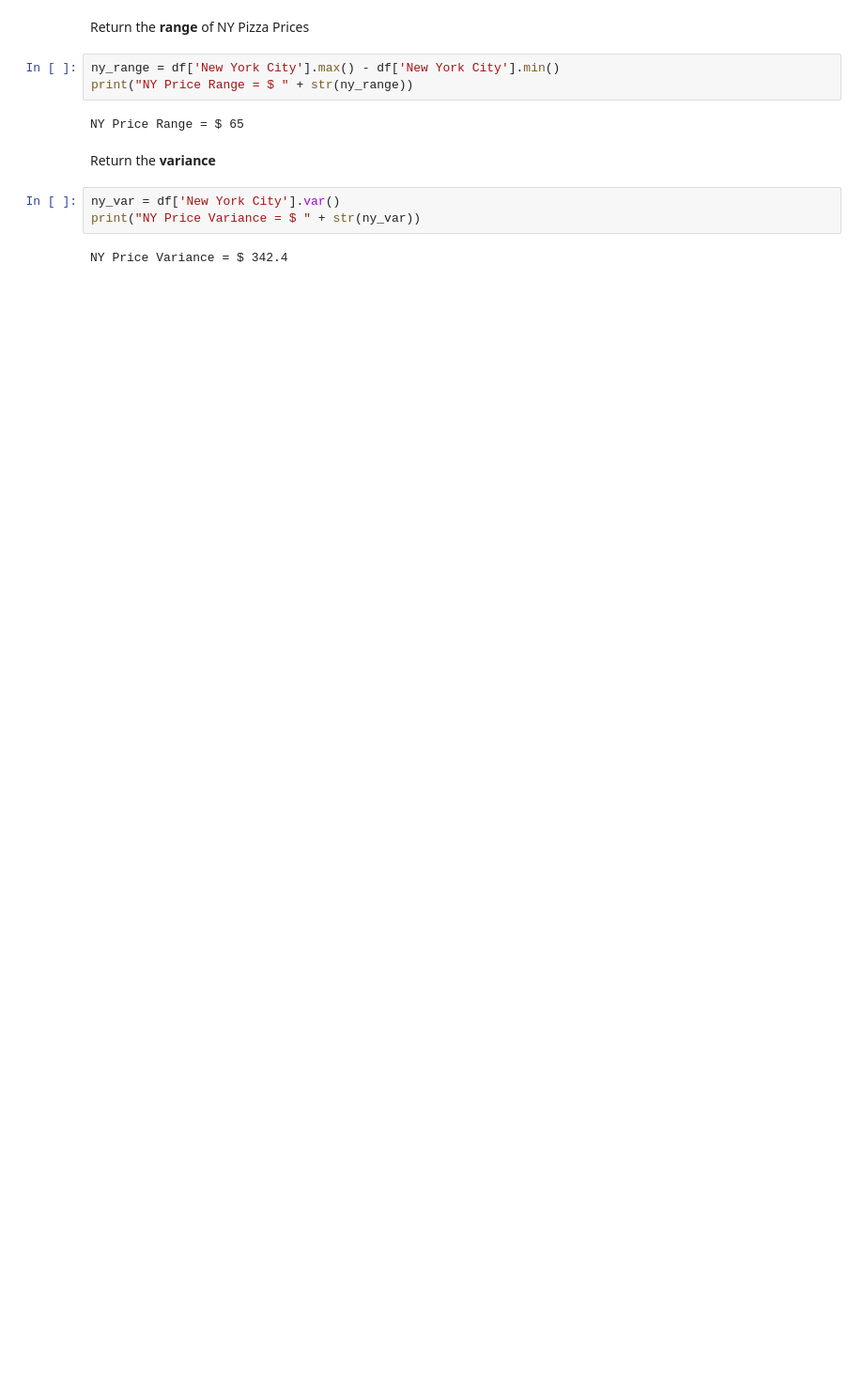
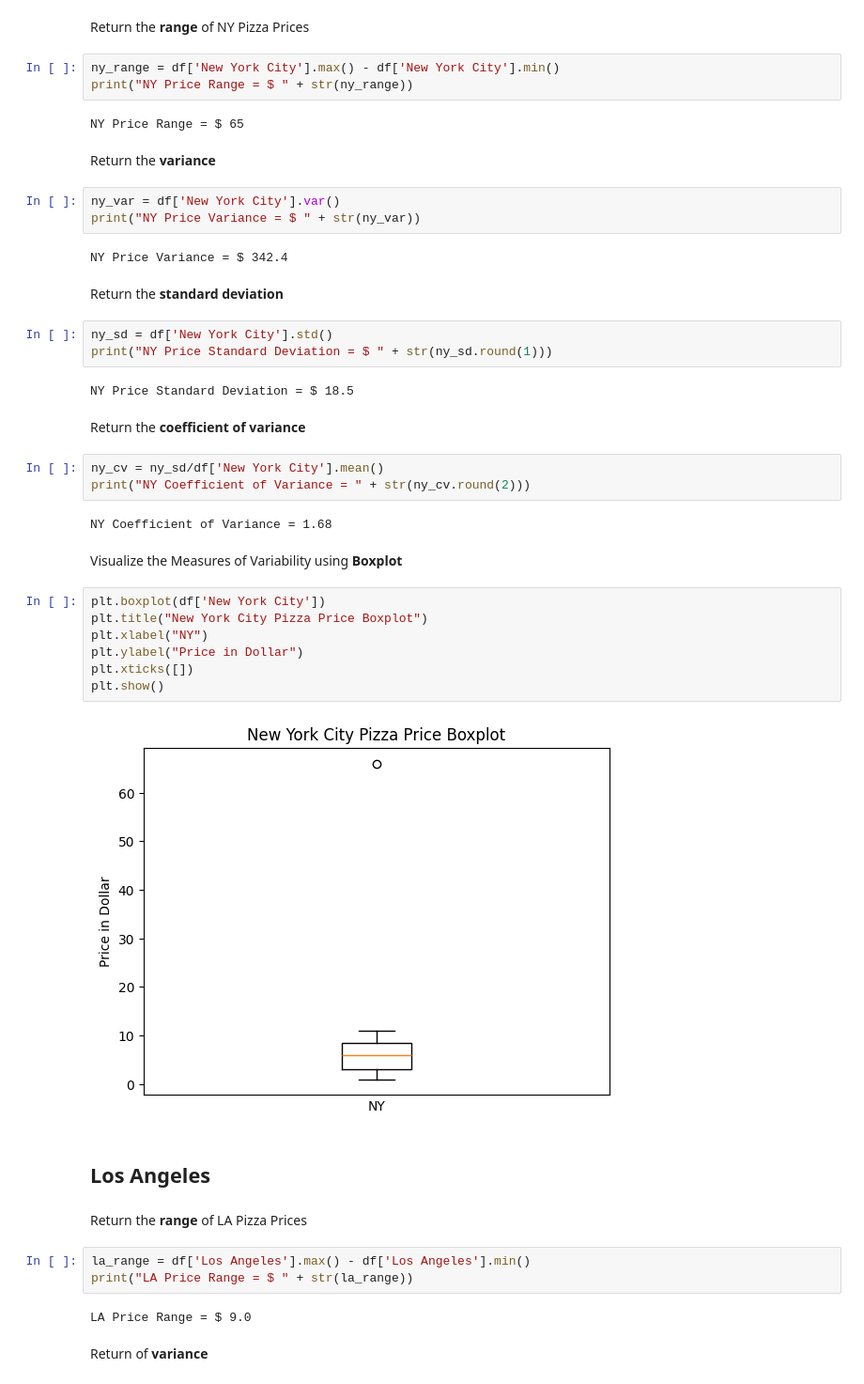
Before and after one commit to Kudo-Shinn/MATHEDA, a Jupyter notebook: Week 3/Week 3-Measures-Of-Variability .ipynb, the cells around one changed output. Shown at 94% size. Cells and saved outputs as stored; diff of their text form; blank space fills up the shorter version.

```diff
--- a/Week 3/Week 3-Measures-Of-Variability .ipynb
+++ b/Week 3/Week 3-Measures-Of-Variability .ipynb
@@ -72,3 +72,39 @@ ny_var = df['New York City'].var()
 print("NY Price Variance = $ " + str(ny_var))
 # %% [output]
 NY Price Variance = $ 342.4
+# %% [markdown]
+Return the **standard deviation**
+# %%
+ny_sd = df['New York City'].std()
+print("NY Price Standard Deviation = $ " + str(ny_sd.round(1)))
+# %% [output]
+NY Price Standard Deviation = $ 18.5
+# %% [markdown]
+Return the **coefficient of variance**
+# %%
+ny_cv = ny_sd/df['New York City'].mean()
+print("NY Coefficient of Variance = " + str(ny_cv.round(2)))
+# %% [output]
+NY Coefficient of Variance = 1.68
+# %% [markdown]
+Visualize the Measures of Variability using **Boxplot**
+# %%
+plt.boxplot(df['New York City'])
+plt.title("New York City Pizza Price Boxplot")
+plt.xlabel("NY")
+plt.ylabel("Price in Dollar")
+plt.xticks([])
+plt.show()
+# %% [output]
+[figure, added]
+# %% [markdown]
+## **Los Angeles**
+# %% [markdown]
+Return the **range** of LA Pizza Prices
+# %%
+la_range = df['Los Angeles'].max() - df['Los Angeles'].min()
+print("LA Price Range = $ " + str(la_range))
+# %% [output]
+LA Price Range = $ 9.0
+# %% [markdown]
+Return of **variance**
```
Also changed, not shown: parts of 9 cells of this notebook.
